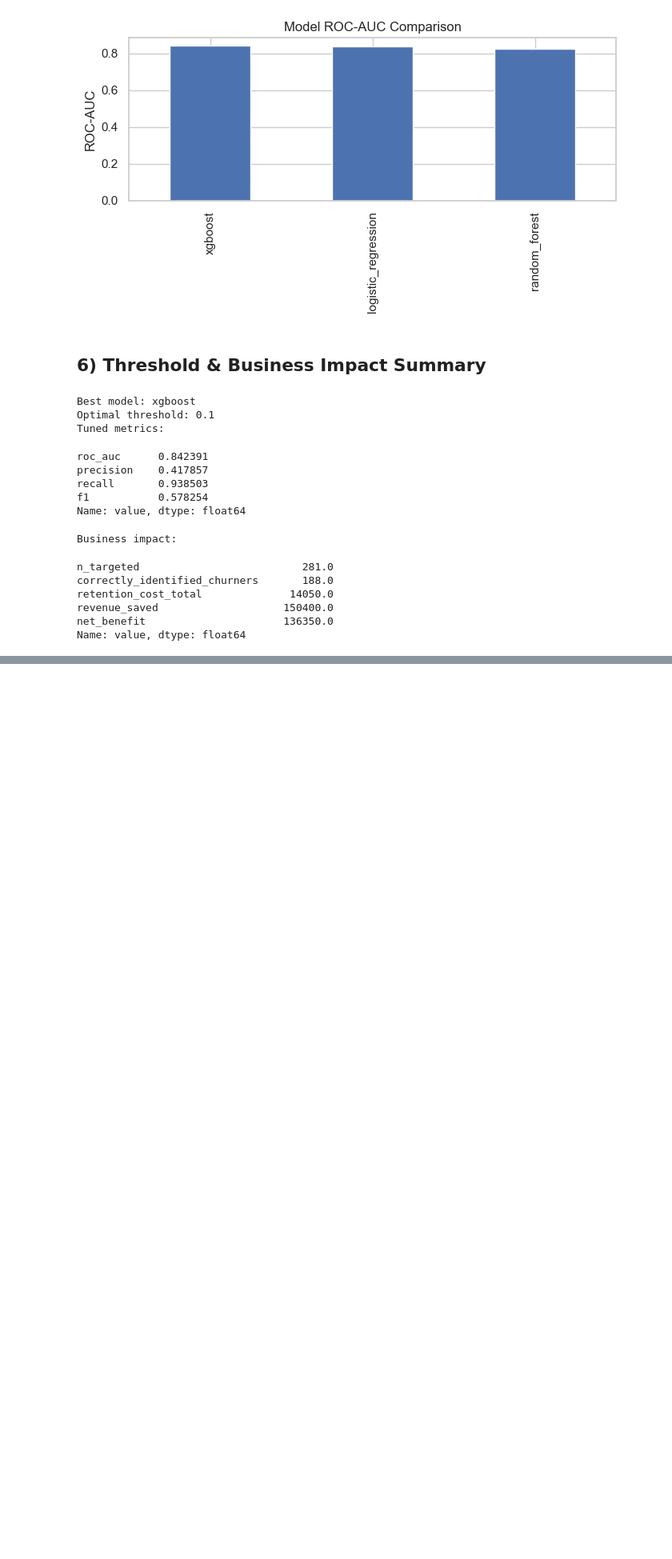
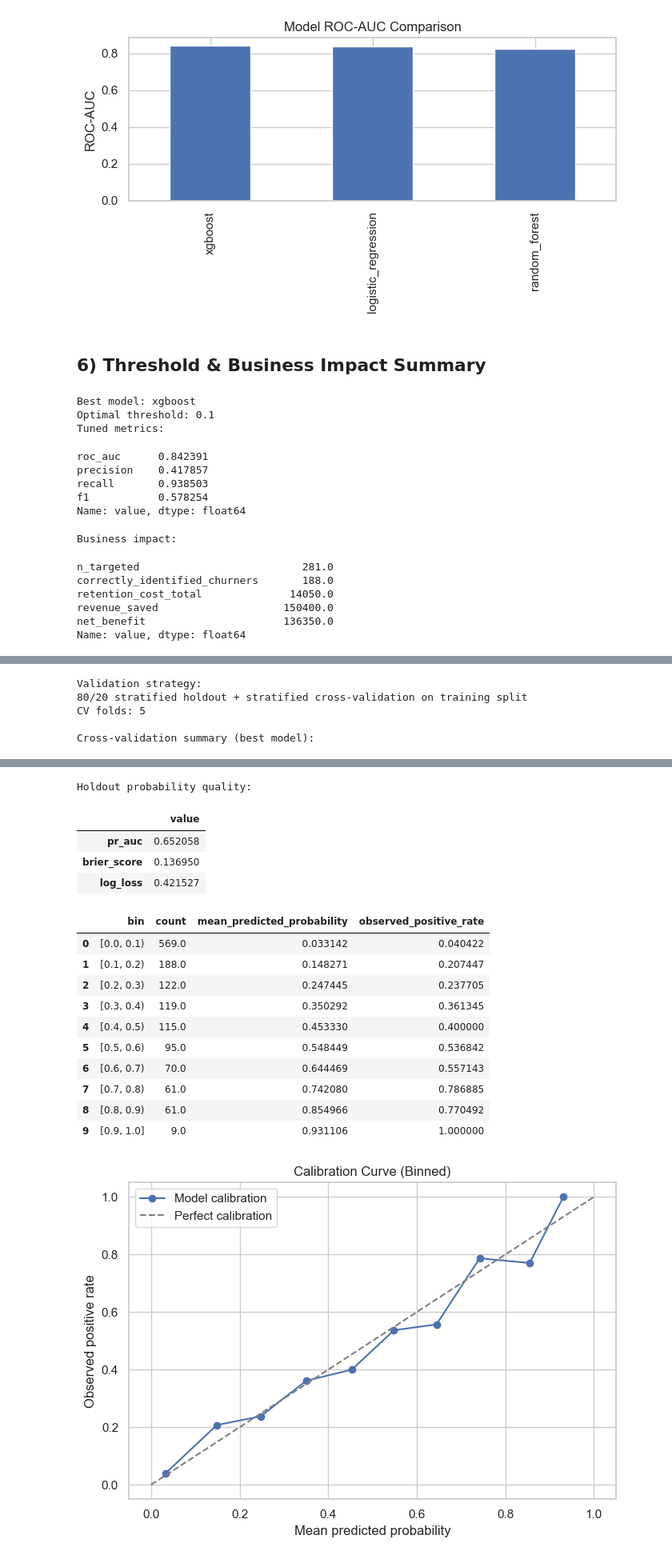
Before and after one commit to AmineCodes1/Churn-Prediction, a Jupyter notebook: notebooks/01_churn_end_to_end_starter.ipynb, the cells around one changed output, grey strips where cells are left out. Shown at 80% size. Drawn from its saved outputs; the diff is of its cells as text; code cells hidden in the pictures; blank space fills up the shorter version.

Commit message:
feat: add robust evaluation diagnostics and reporting

```diff
--- a/notebooks/01_churn_end_to_end_starter.ipynb
+++ b/notebooks/01_churn_end_to_end_starter.ipynb
@@ -136,0 +144,53 @@ Name: value, dtype: float64
+# %%
+if 'results' in globals() and 'robust_evaluation' in results:
+    robust_eval = results['robust_evaluation']
+
+    cv_summary = pd.Series(robust_eval.get('best_model_cv_summary', {}), name='value')
+    holdout_quality = pd.Series(robust_eval.get('holdout_probability_quality', {}), name='value')
+
+    print('Validation strategy:')
+    print(robust_eval.get('validation_strategy', 'N/A'))
+    print(f"CV folds: {robust_eval.get('cv_folds', 'N/A')}")
+
+    print('\nCross-validation summary (best model):')
+    display(cv_summary.to_frame())
+
+    print('Holdout probability quality:')
+    display(holdout_quality.to_frame())
+
+    calibration_rows = robust_eval.get('calibration_table', [])
+    if calibration_rows:
+        calibration_df = pd.DataFrame(calibration_rows)
+        calibration_df['bin'] = calibration_df.apply(
+            lambda row: f"[{row['bin_lower']:.1f}, {row['bin_upper']:.1f}" + ("]" if row['bin_upper'] >= 1.0 else ")"),
+            axis=1,
+        )
+
+        display(
+            calibration_df[
+                ['bin', 'count', 'mean_predicted_probability', 'observed_positive_rate']
+            ]
+        )
+
+        fig, ax = plt.subplots(figsize=(7, 5))
+        ax.plot(
+            calibration_df['mean_predicted_probability'],
+            calibration_df['observed_positive_rate'],
+            marker='o',
+            label='Model calibration',
+        )
+        ax.plot([0, 1], [0, 1], linestyle='--', color='gray', label='Perfect calibration')
+        ax.set_xlabel('Mean predicted probability')
+        ax.set_ylabel('Observed positive rate')
+        ax.set_title('Calibration Curve (Binned)')
+        ax.legend()
+        plt.tight_layout()
+        plt.show()
+else:
+    print("Run the training cell first to populate 'results' and 'robust_evaluation'.")
+# %% [output]
+Validation strategy:
+80/20 stratified holdout + stratified cross-validation on training split
+CV folds: 5
+
+Cross-validation summary (best model):
@@ -136,0 +208,17 @@ Name: value, dtype: float64
+Holdout probability quality:
+|  | value |
+| pr_auc | 0.652058 |
+| brier_score | 0.136950 |
+| log_loss | 0.421527 |
+|  | bin | count | mean_predicted_probability | observed_positive_rate |
+| 0 | [0.0, 0.1) | 569.0 | 0.033142 | 0.040422 |
+| 1 | [0.1, 0.2) | 188.0 | 0.148271 | 0.207447 |
+| 2 | [0.2, 0.3) | 122.0 | 0.247445 | 0.237705 |
+| 3 | [0.3, 0.4) | 119.0 | 0.350292 | 0.361345 |
+| 4 | [0.4, 0.5) | 115.0 | 0.453330 | 0.400000 |
+| 5 | [0.5, 0.6) | 95.0 | 0.548449 | 0.536842 |
+| 6 | [0.6, 0.7) | 70.0 | 0.644469 | 0.557143 |
+| 7 | [0.7, 0.8) | 61.0 | 0.742080 | 0.786885 |
+| 8 | [0.8, 0.9) | 61.0 | 0.854966 | 0.770492 |
+| 9 | [0.9, 1.0] | 9.0 | 0.931106 | 1.000000 |
+[figure, added]
```
Also changed, not shown: parts of 5 cells of this notebook, 4 other files.
